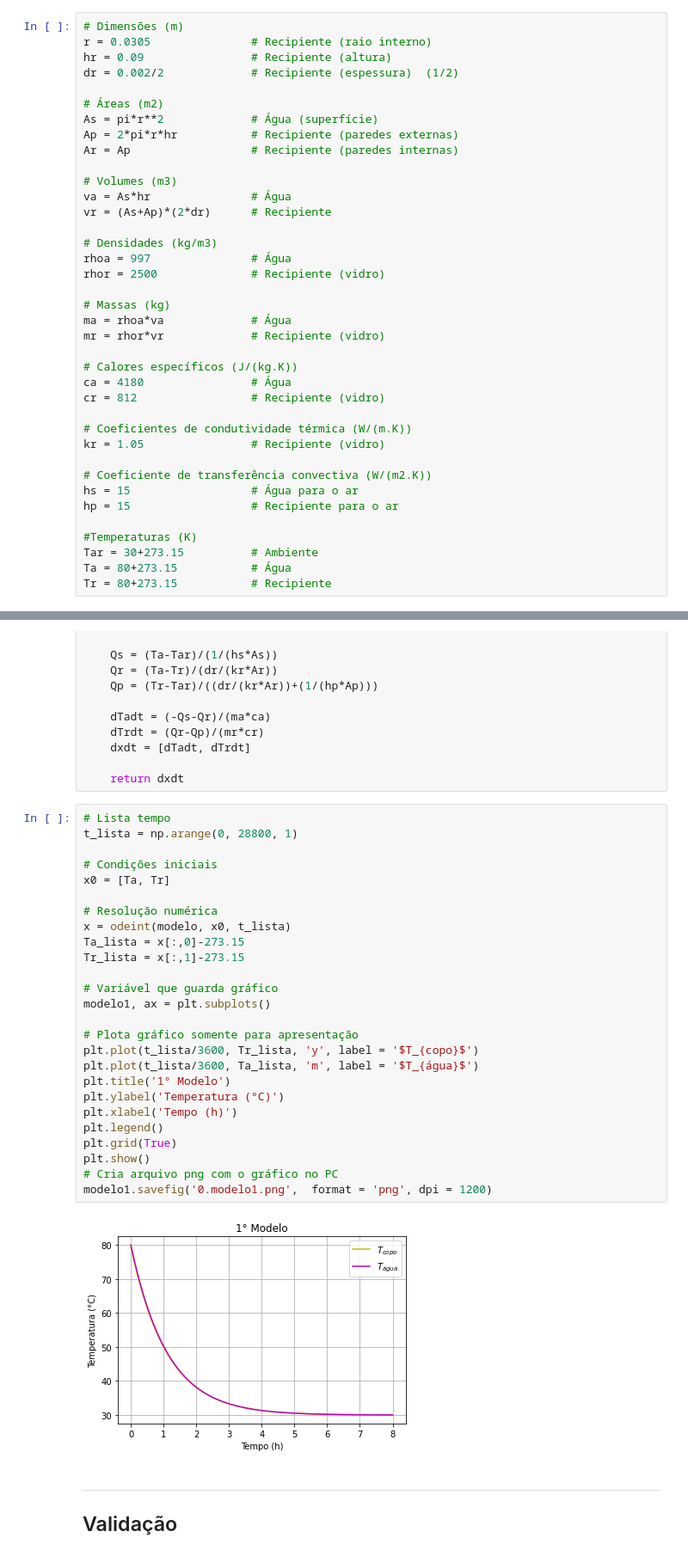
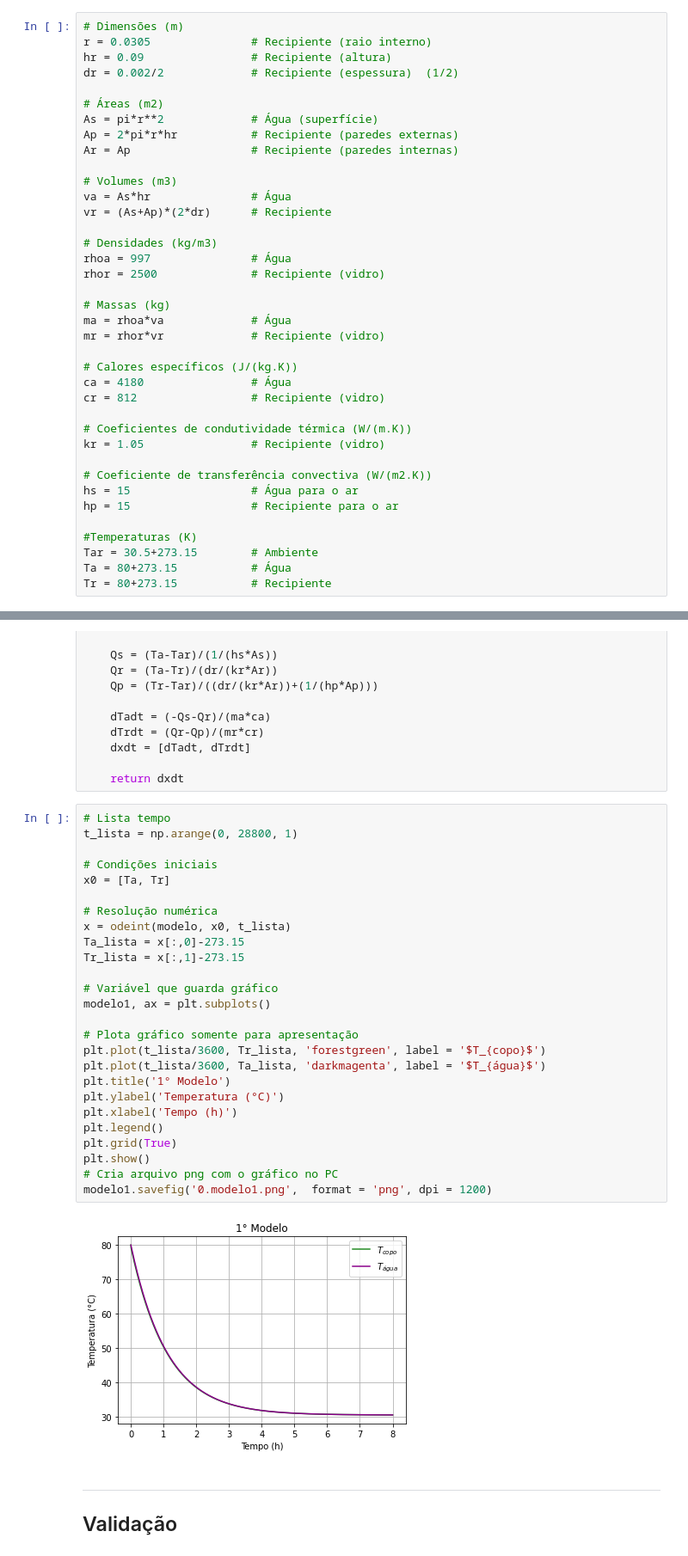
Before and after one commit to pedroivoal/Modsim-P2, a Jupyter notebook: I2/I2.ipynb, the cells around one changed output, grey strips where cells are left out. Shown at 86% size. Saved outputs shown, nothing was run; the diff lists cells and outputs as text.

```diff
--- a/I2/I2.ipynb
+++ b/I2/I2.ipynb
@@ -47,7 +47,7 @@ hs = 15                  # Água para o ar
 hp = 15                  # Recipiente para o ar
 
 #Temperaturas (K)
-Tar = 30+273.15          # Ambiente
+Tar = 30.5+273.15        # Ambiente
 Ta = 80+273.15           # Água
 Tr = 80+273.15           # Recipiente
 # %% [markdown]
@@ -73,31 +73,31 @@ def modelo (x, t):
 # %%
 # Lista tempo
 t_lista = np.arange(0, 28800, 1)
 
 # Condições iniciais
 x0 = [Ta, Tr]
 
 # Resolução numérica
 x = odeint(modelo, x0, t_lista)
 Ta_lista = x[:,0]-273.15
 Tr_lista = x[:,1]-273.15
 
 # Variável que guarda gráfico
 modelo1, ax = plt.subplots()
 
 # Plota gráfico somente para apresentação
-plt.plot(t_lista/3600, Tr_lista, 'y', label = '$T_{copo}$')
-plt.plot(t_lista/3600, Ta_lista, 'm', label = '$T_{água}$')
+plt.plot(t_lista/3600, Tr_lista, 'forestgreen', label = '$T_{copo}$')
+plt.plot(t_lista/3600, Ta_lista, 'darkmagenta', label = '$T_{água}$')
 plt.title('1° Modelo')
 plt.ylabel('Temperatura (°C)')
 plt.xlabel('Tempo (h)')
 plt.legend()
 plt.grid(True)
 plt.show()
 # Cria arquivo png com o gráfico no PC
 modelo1.savefig('0.modelo1.png',  format = 'png', dpi = 1200)
 # %% [output]
-[figure, old version]
+[figure, new version]
 # %% [markdown]
 ----
 ## Validação
```
Also changed, not shown: parts of 4 cells of this notebook, 10 other files.
